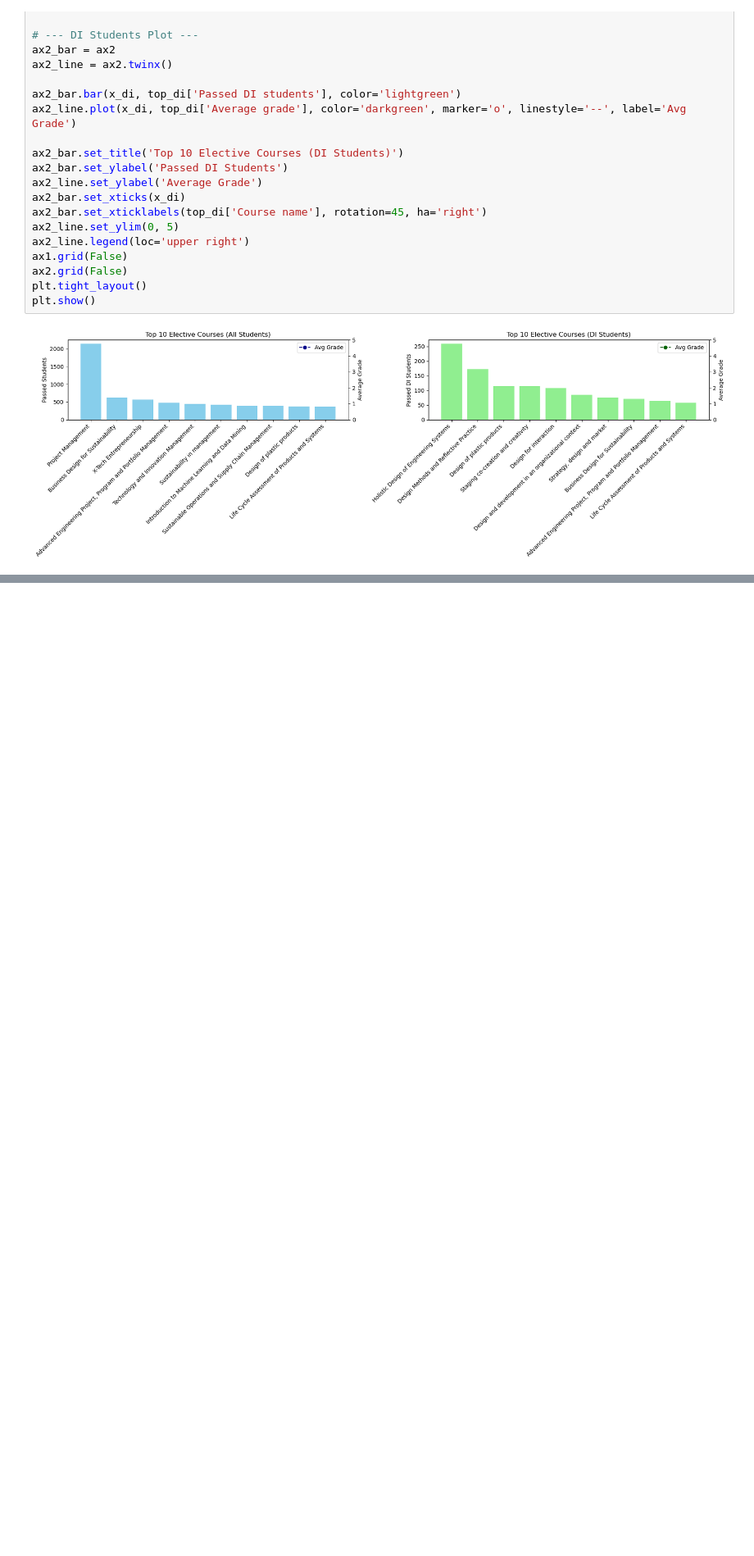
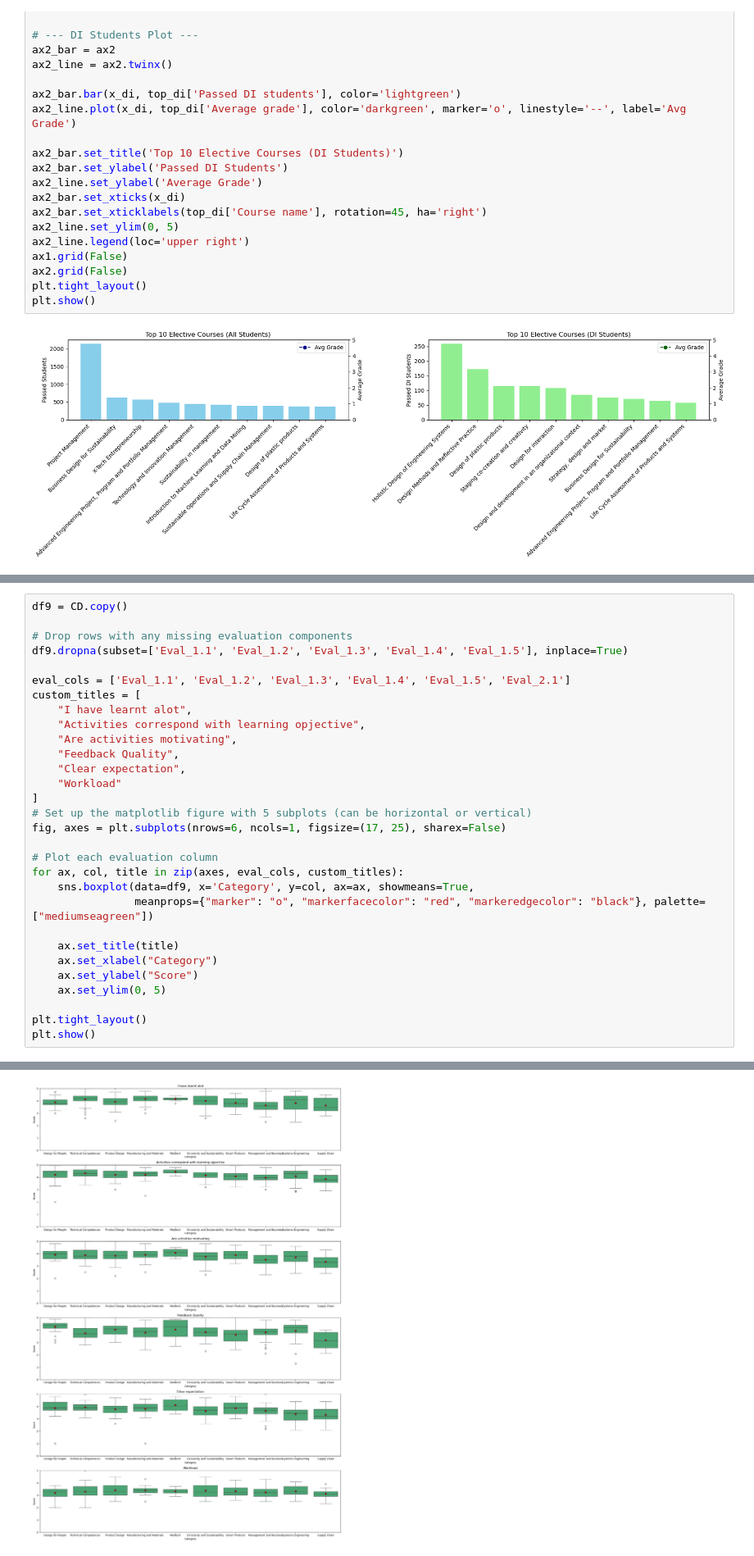
Before and after one commit to Alex-Nielsen-manden/Alex-Nielsen-manden.github.io, a Jupyter notebook: Data load/Final Project B.ipynb, the cells around one changed output, grey strips where cells are left out. Shown at 82% size. Saved outputs shown, nothing was run; the diff lists cells and outputs as text; blank space fills up the shorter version.

```diff
--- a/Data load/Final Project B.ipynb
+++ b/Data load/Final Project B.ipynb
@@ -1082,0 +1083,31 @@ plt.show()
+# %%
+df9 = CD.copy()
+
+# Drop rows with any missing evaluation components
+df9.dropna(subset=['Eval_1.1', 'Eval_1.2', 'Eval_1.3', 'Eval_1.4', 'Eval_1.5'], inplace=True)
+
+eval_cols = ['Eval_1.1', 'Eval_1.2', 'Eval_1.3', 'Eval_1.4', 'Eval_1.5', 'Eval_2.1']
+custom_titles = [
+    "I have learnt alot",
+    "Activities correspond with learning opjective",
+    "Are activities motivating",
+    "Feedback Quality",
+    "Clear expectation",
+    "Workload"
+]
+# Set up the matplotlib figure with 5 subplots (can be horizontal or vertical)
+fig, axes = plt.subplots(nrows=6, ncols=1, figsize=(17, 25), sharex=False)
+
+# Plot each evaluation column
+for ax, col, title in zip(axes, eval_cols, custom_titles):
+    sns.boxplot(data=df9, x='Category', y=col, ax=ax, showmeans=True,
+                meanprops={"marker": "o", "markerfacecolor": "red", "markeredgecolor": "black"}, palette=["mediumseagreen"])
+
+    ax.set_title(title)
+    ax.set_xlabel("Category")
+    ax.set_ylabel("Score")
+    ax.set_ylim(0, 5)
+
+plt.tight_layout()
+plt.show()
+# %% [output]
@@ -1082,0 +1131 @@ plt.show()
+[figure, added]
```
Also changed, not shown: parts of 3 cells of this notebook, 3 other files.
